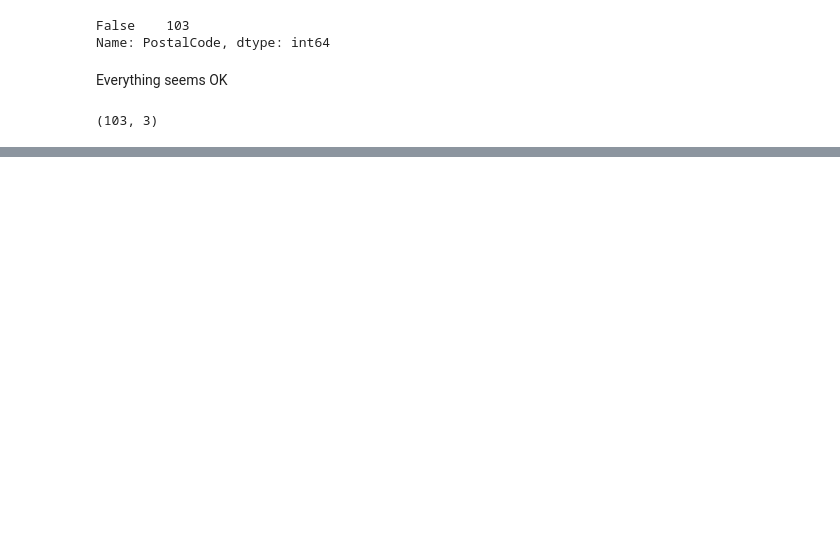
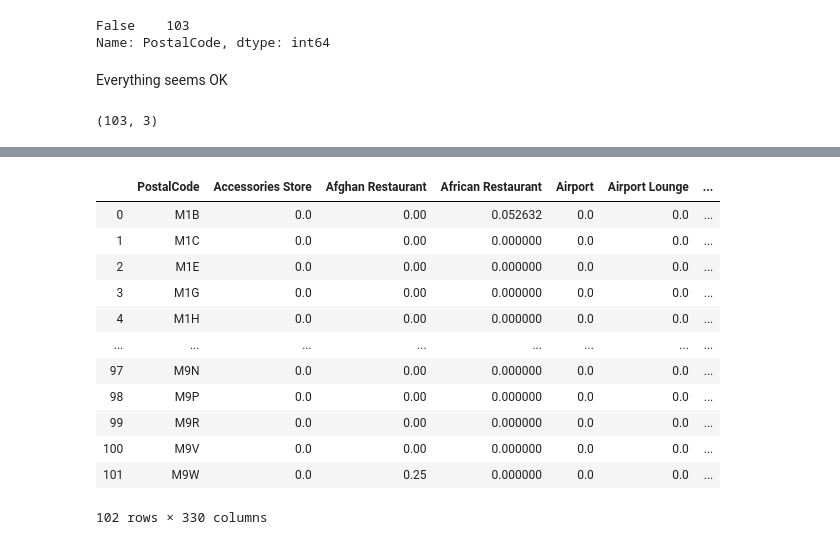
Before and after one commit to Sinloft-dev/Coursera_Capstone, a Jupyter notebook: Segmenting and Clustering Neighborhoods in Toronto.ipynb, the cells around one changed output, grey strips where cells are left out. Saved outputs shown, nothing was run; the diff lists cells and outputs as text; code cells hidden in the pictures; blank space fills up the shorter version.

```diff
--- a/Segmenting and Clustering Neighborhoods in Toronto.ipynb
+++ b/Segmenting and Clustering Neighborhoods in Toronto.ipynb
@@ -50,0 +66,3 @@ df.shape
+# %%
+toronto_longitude = -79.4163000
+toronto_latitude = 43.7001100
@@ -50,0 +91,8 @@ df.shape
+# %%
+CLIENT_ID = 'X2W1BIHPKDMK1EICNKQLFJK4VARYAJP1SRKU1XDKT3EIURHV' # your Foursquare ID
+CLIENT_SECRET = '5HDV0SHKJKSXQCDVQT5M1KETLUH0XCL3XFDKEUWD4SV0OHSK' # your Foursquare Secret
+VERSION = '20180605' # Foursquare API version
+
+print('Your credentails:')
+print('CLIENT_ID: ' + CLIENT_ID)
+print('CLIENT_SECRET:' + CLIENT_SECRET)
@@ -50,0 +143,7 @@ df.shape
+# %%
+LIMIT = 100
+venues = getNearbyVenues(names=df['PostalCode'],
+                                   latitudes=df['Latitude'],
+                                   longitudes=df['Longitude'],
+                                   radius=1000
+                                  )
@@ -50,0 +202,12 @@ df.shape
+# %%
+# one hot encoding
+onehot = pd.get_dummies(venues[['Venue Category']], prefix="", prefix_sep="")
+
+# add neighborhood column back to dataframe
+onehot['PostalCode'] = venues['PostalCode']
+
+# move neighborhood column to the first column
+fixed_columns = [onehot.columns[-1]] + list(onehot.columns[:-1])
+onehot = onehot[fixed_columns]
+
+onehot.head()
@@ -50,0 +222,17 @@ df.shape
+# %%
+grouped = onehot.groupby('PostalCode').mean().reset_index()
+grouped
+# %% [output]
+|  | PostalCode | Accessories Store | Afghan Restaurant | African Restaurant | Airport | Airport Lounge | ... |
+| 0 | M1B | 0.0 | 0.00 | 0.052632 | 0.0 | 0.0 | ... |
+| 1 | M1C | 0.0 | 0.00 | 0.000000 | 0.0 | 0.0 | ... |
+| 2 | M1E | 0.0 | 0.00 | 0.000000 | 0.0 | 0.0 | ... |
+| 3 | M1G | 0.0 | 0.00 | 0.000000 | 0.0 | 0.0 | ... |
+| 4 | M1H | 0.0 | 0.00 | 0.000000 | 0.0 | 0.0 | ... |
+| ... | ... | ... | ... | ... | ... | ... | ... |
+| 97 | M9N | 0.0 | 0.00 | 0.000000 | 0.0 | 0.0 | ... |
+| 98 | M9P | 0.0 | 0.00 | 0.000000 | 0.0 | 0.0 | ... |
+| 99 | M9R | 0.0 | 0.00 | 0.000000 | 0.0 | 0.0 | ... |
+| 100 | M9V | 0.0 | 0.00 | 0.000000 | 0.0 | 0.0 | ... |
+| 101 | M9W | 0.0 | 0.25 | 0.000000 | 0.0 | 0.0 | ... |
+102 rows × 330 columns
```
Also changed, not shown: parts of 24 cells of this notebook, 1 other file.
